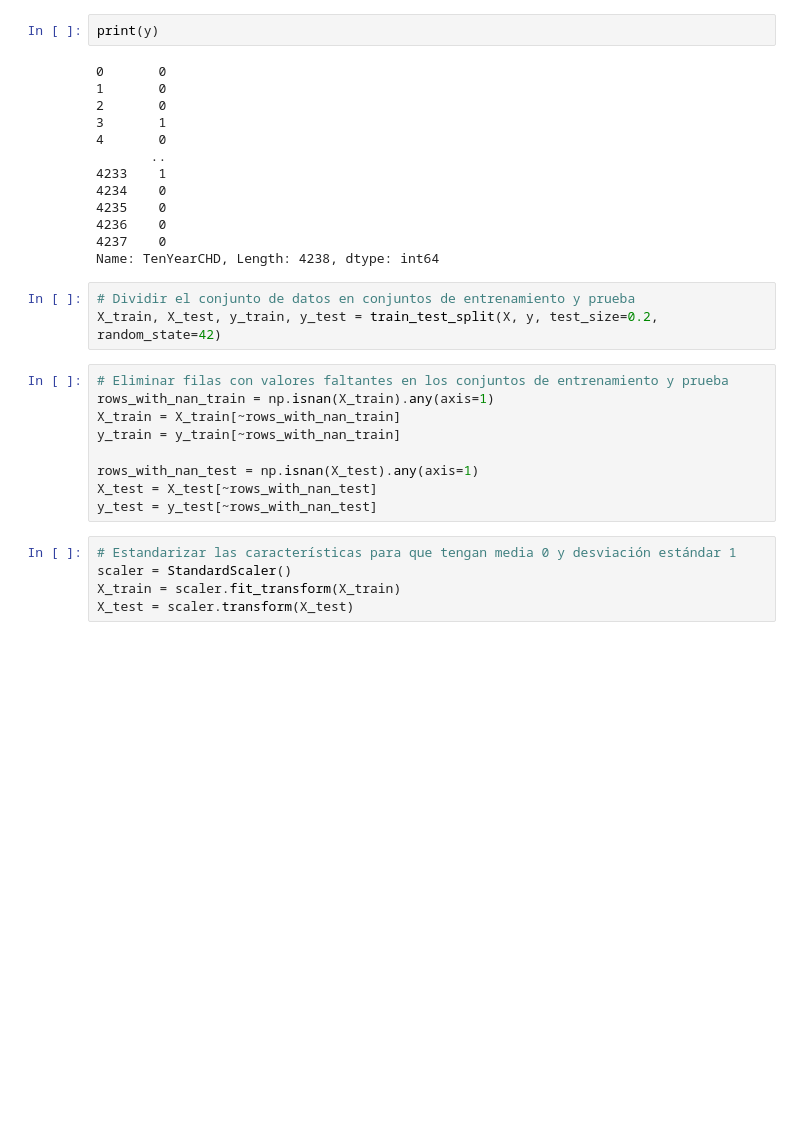
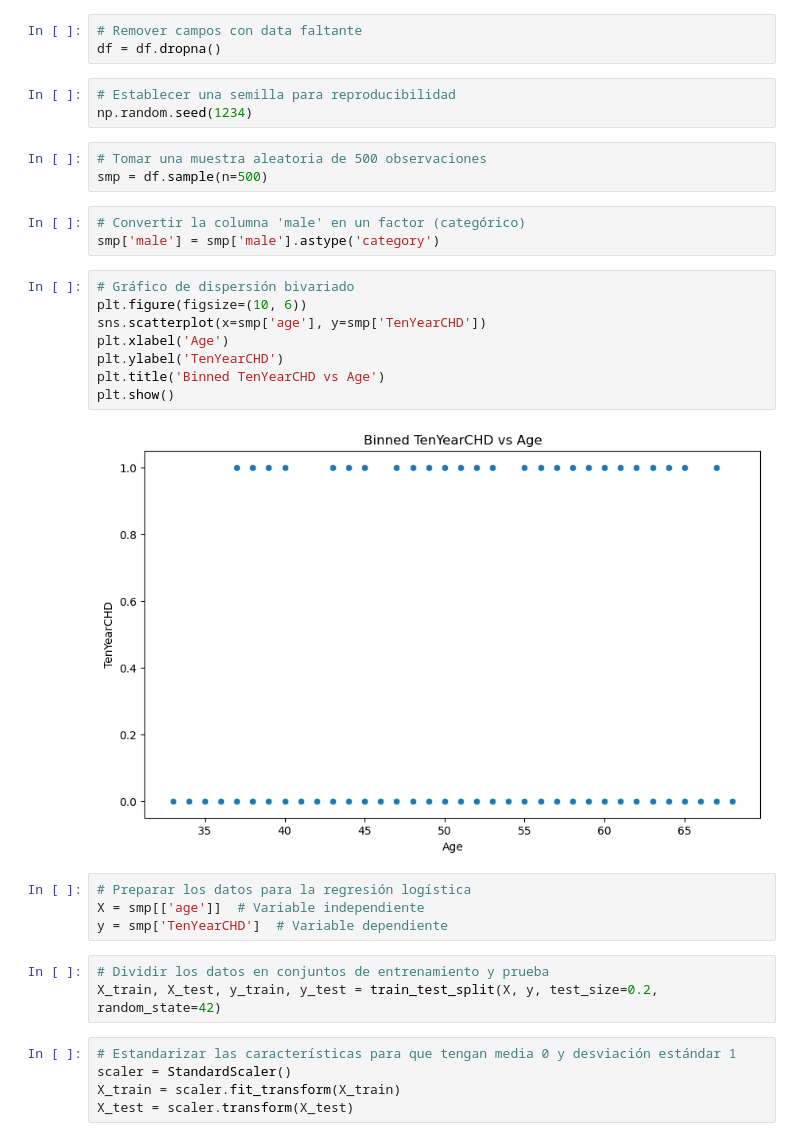
Before and after one commit to crabb-beltran/Analisis_Datos_Unad, a Jupyter notebook: regresion_logistica/script_regresion_logistica.ipynb, the cells around one changed output. Saved outputs shown, nothing was run; the diff lists cells and outputs as text; blank space fills up the shorter version.

Commit message:
Ajustes de código para la implementación del modelo de ánalisis de regresión lógistica

```diff
--- a/regresion_logistica/script_regresion_logistica.ipynb
+++ b/regresion_logistica/script_regresion_logistica.ipynb
@@ -39,30 +13,32 @@ print(X)
-# %%
-print(y)
-# %% [output]
-0       0
-1       0
-2       0
-3       1
-4       0
-       ..
-4233    1
-4234    0
-4235    0
-4236    0
-4237    0
-Name: TenYearCHD, Length: 4238, dtype: int64
+# %%
+# Remover campos con data faltante
+df = df.dropna()
+# %%
+# Establecer una semilla para reproducibilidad
+np.random.seed(1234)
+# %%
+# Tomar una muestra aleatoria de 500 observaciones
+smp = df.sample(n=500)
+# %%
+# Convertir la columna 'male' en un factor (categórico)
+smp['male'] = smp['male'].astype('category')
+# %%
+# Gráfico de dispersión bivariado
+plt.figure(figsize=(10, 6))
+sns.scatterplot(x=smp['age'], y=smp['TenYearCHD'])
+plt.xlabel('Age')
+plt.ylabel('TenYearCHD')
+plt.title('Binned TenYearCHD vs Age')
+plt.show()
+# %% [output]
+[figure, added]
+# %%
+# Preparar los datos para la regresión logística
+X = smp[['age']]  # Variable independiente
+y = smp['TenYearCHD']  # Variable dependiente
 # %%
-# Dividir el conjunto de datos en conjuntos de entrenamiento y prueba
+# Dividir los datos en conjuntos de entrenamiento y prueba
 X_train, X_test, y_train, y_test = train_test_split(X, y, test_size=0.2, random_state=42)
-# %%
-# Eliminar filas con valores faltantes en los conjuntos de entrenamiento y prueba
-rows_with_nan_train = np.isnan(X_train).any(axis=1)
-X_train = X_train[~rows_with_nan_train]
-y_train = y_train[~rows_with_nan_train]
-
-rows_with_nan_test = np.isnan(X_test).any(axis=1)
-X_test = X_test[~rows_with_nan_test]
-y_test = y_test[~rows_with_nan_test]
 # %%
 # Estandarizar las características para que tengan media 0 y desviación estándar 1
 scaler = StandardScaler()
```
Also changed, not shown: parts of 11 cells of this notebook, 2 other files.
